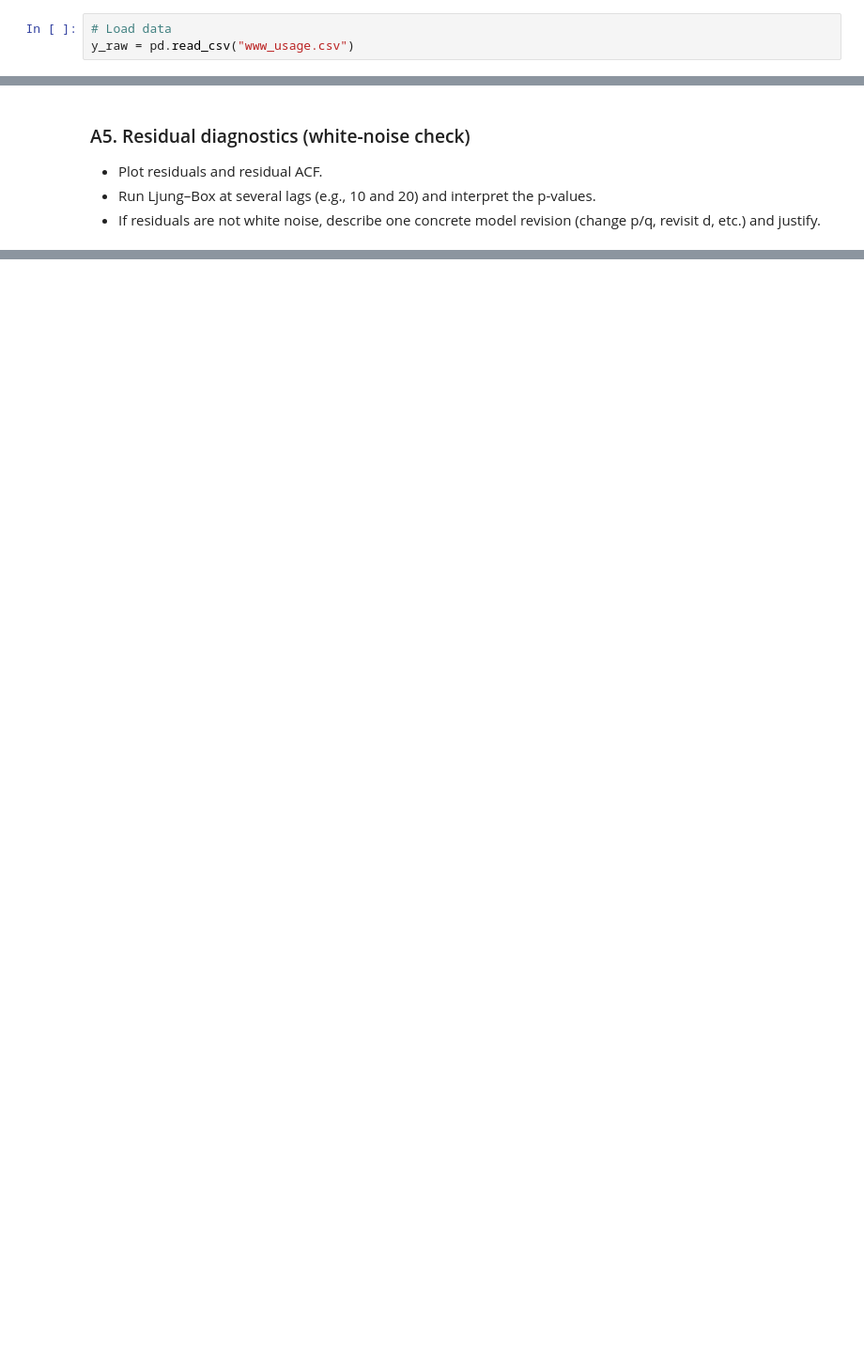
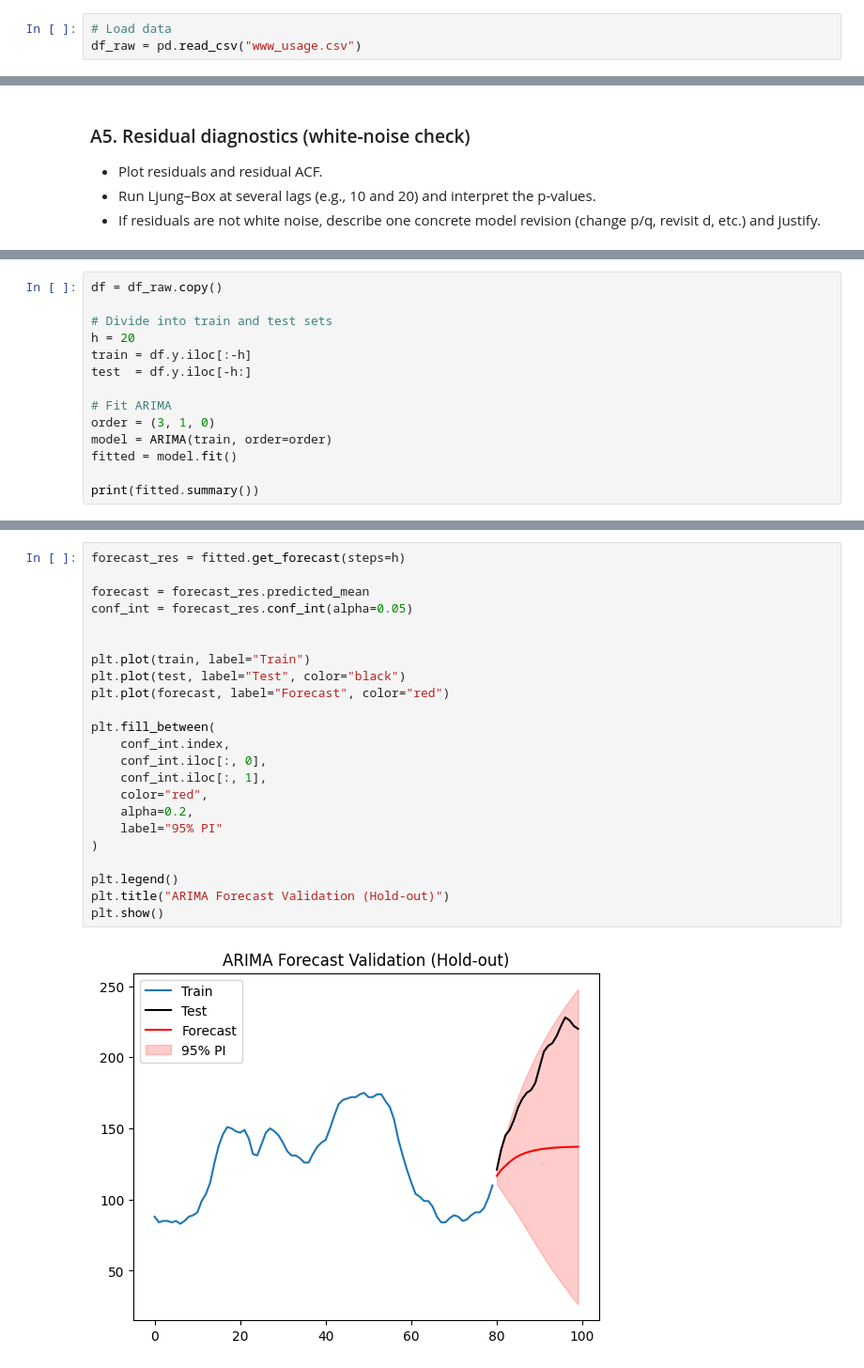
Before and after one commit to FVardi/PhD-Courses, a Jupyter notebook: Deep learning for time-series/Assignments/assignment_1.ipynb, the cells around one changed output, grey strips where cells are left out. Shown at 94% size. Drawn from its saved outputs; the diff is of its cells as text; blank space fills up the shorter version.

```diff
--- a/Deep learning for time-series/Assignments/assignment_1.ipynb
+++ b/Deep learning for time-series/Assignments/assignment_1.ipynb
@@ -18,5 +24,5 @@ import warnings
 structure (do not use it as the final model).
 # %%
 # Load data
-y_raw = pd.read_csv("www_usage.csv")
+df_raw = pd.read_csv("www_usage.csv")
 # %%
@@ -209,0 +272,14 @@ and justify.
+# %%
+df = df_raw.copy()
+
+# Divide into train and test sets
+h = 20
+train = df.y.iloc[:-h]
+test  = df.y.iloc[-h:]
+
+# Fit ARIMA
+order = (3, 1, 0)
+model = ARIMA(train, order=order)
+fitted = model.fit()
+
+print(fitted.summary())
@@ -209,0 +304,25 @@ and justify.
+# %%
+forecast_res = fitted.get_forecast(steps=h)
+
+forecast = forecast_res.predicted_mean
+conf_int = forecast_res.conf_int(alpha=0.05)
+
+
+plt.plot(train, label="Train")
+plt.plot(test, label="Test", color="black")
+plt.plot(forecast, label="Forecast", color="red")
+
+plt.fill_between(
+    conf_int.index,
+    conf_int.iloc[:, 0],
+    conf_int.iloc[:, 1],
+    color="red",
+    alpha=0.2,
+    label="95% PI"
+)
+
+plt.legend()
+plt.title("ARIMA Forecast Validation (Hold-out)")
+plt.show()
+# %% [output]
+[figure, added]
```
Also changed, not shown: parts of 22 cells of this notebook, 1 other file.
